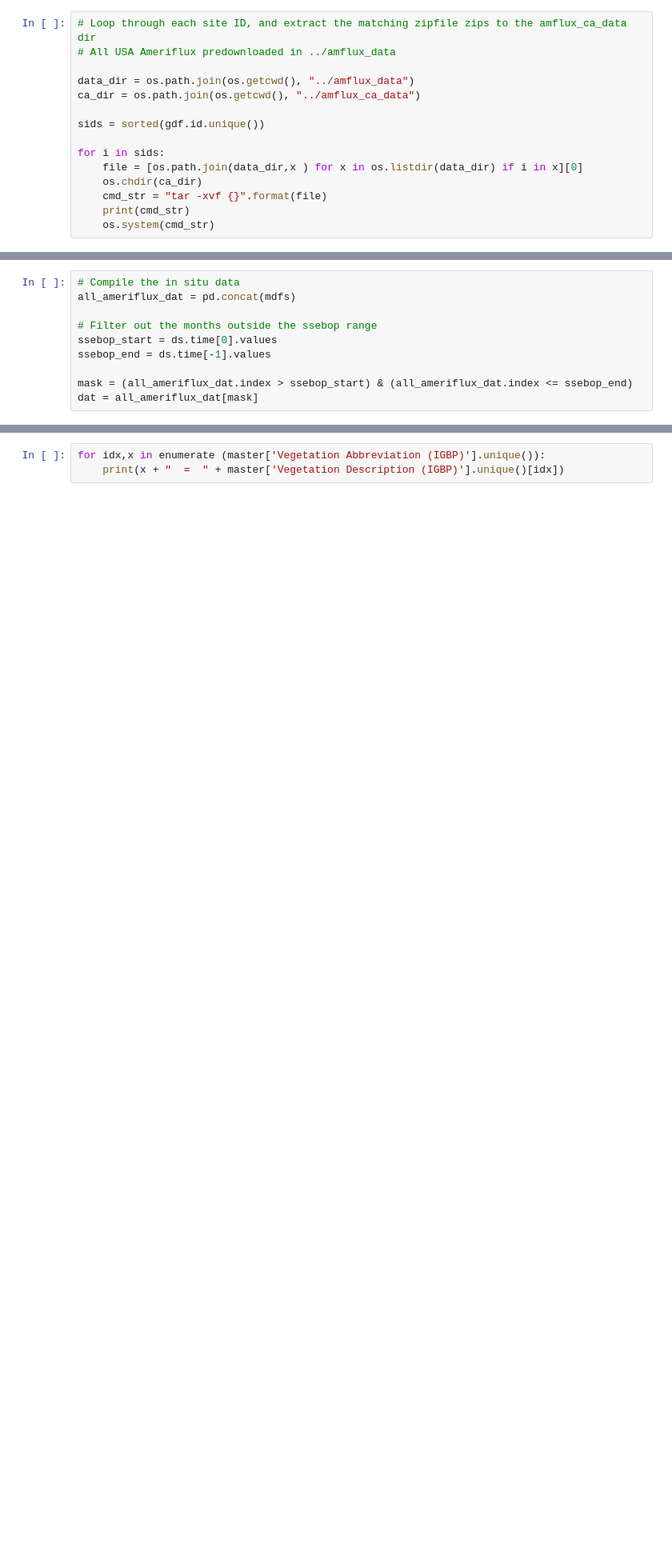
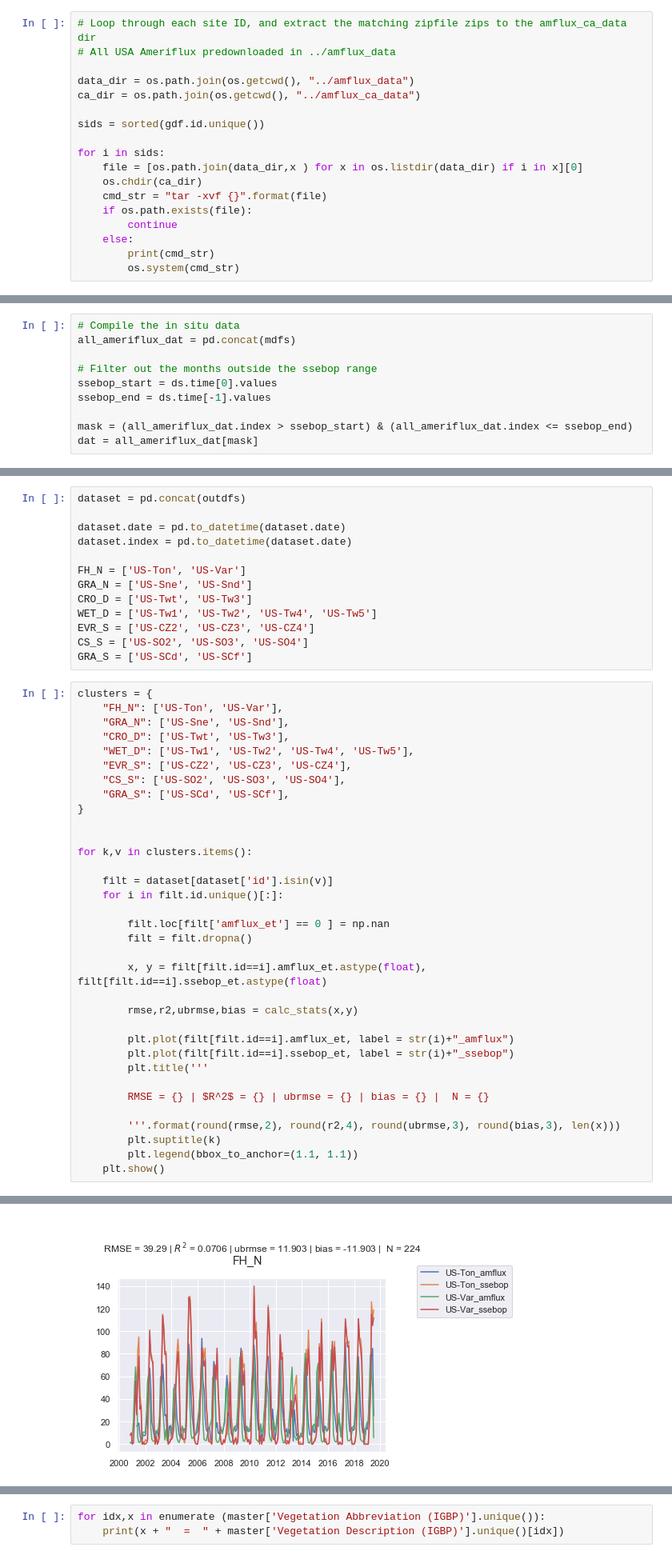
Before and after one commit to kashingtonDC/AmeriFlux, a Jupyter notebook: code/AmeriFlux.ipynb, the cells around one changed output, grey strips where cells are left out. Shown at 80% size. Saved outputs shown, nothing was run; the diff lists cells and outputs as text; blank space fills up the shorter version.

Commit message:
add cluster analysis

```diff
--- a/code/AmeriFlux.ipynb
+++ b/code/AmeriFlux.ipynb
@@ -45,8 +48,11 @@ for i in sids:
     file = [os.path.join(data_dir,x ) for x in os.listdir(data_dir) if i in x][0]
     os.chdir(ca_dir)
     cmd_str = "tar -xvf {}".format(file)
-    print(cmd_str)
-    os.system(cmd_str)
+    if os.path.exists(file):
+        continue
+    else:
+        print(cmd_str)
+        os.system(cmd_str)
 # %%
 # Find and sort the unzipped files
 ca_files = [os.path.join(ca_dir, x) for x in os.listdir(ca_dir) if x.endswith(".csv")]
@@ -379,0 +540,48 @@ for i in err_gdf['Vegetation Description (IGBP)'].unique():
+# %%
+dataset = pd.concat(outdfs)
+
+dataset.date = pd.to_datetime(dataset.date)
+dataset.index = pd.to_datetime(dataset.date)
+
+FH_N = ['US-Ton', 'US-Var']
+GRA_N = ['US-Sne', 'US-Snd']
+CRO_D = ['US-Twt', 'US-Tw3']
+WET_D = ['US-Tw1', 'US-Tw2', 'US-Tw4', 'US-Tw5']
+EVR_S = ['US-CZ2', 'US-CZ3', 'US-CZ4']
+CS_S = ['US-SO2', 'US-SO3', 'US-SO4']
+GRA_S = ['US-SCd', 'US-SCf']
+# %%
+clusters = {
+    "FH_N": ['US-Ton', 'US-Var'],
+    "GRA_N": ['US-Sne', 'US-Snd'],
+    "CRO_D": ['US-Twt', 'US-Tw3'],
+    "WET_D": ['US-Tw1', 'US-Tw2', 'US-Tw4', 'US-Tw5'],
+    "EVR_S": ['US-CZ2', 'US-CZ3', 'US-CZ4'],
+    "CS_S": ['US-SO2', 'US-SO3', 'US-SO4'],
+    "GRA_S": ['US-SCd', 'US-SCf'],
+}
+
+
+for k,v in clusters.items():
+
+    filt = dataset[dataset['id'].isin(v)]
+    for i in filt.id.unique()[:]:
+
+        filt.loc[filt['amflux_et'] == 0 ] = np.nan
+        filt = filt.dropna()
+
+        x, y = filt[filt.id==i].amflux_et.astype(float), filt[filt.id==i].ssebop_et.astype(float)
+
+        rmse,r2,ubrmse,bias = calc_stats(x,y)
+
+        plt.plot(filt[filt.id==i].amflux_et, label = str(i)+"_amflux")
+        plt.plot(filt[filt.id==i].ssebop_et, label = str(i)+"_ssebop")
+        plt.title('''
+
+        RMSE = {} | $R^2$ = {} | ubrmse = {} | bias = {} |  N = {}
+
+        '''.format(round(rmse,2), round(r2,4), round(ubrmse,3), round(bias,3), len(x)))
+        plt.suptitle(k)
+        plt.legend(bbox_to_anchor=(1.1, 1.1))
+    plt.show()
+# %% [output]
@@ -379,0 +592 @@ for i in err_gdf['Vegetation Description (IGBP)'].unique():
+[figure, added]
```
Also changed, not shown: parts of 25 cells of this notebook.
